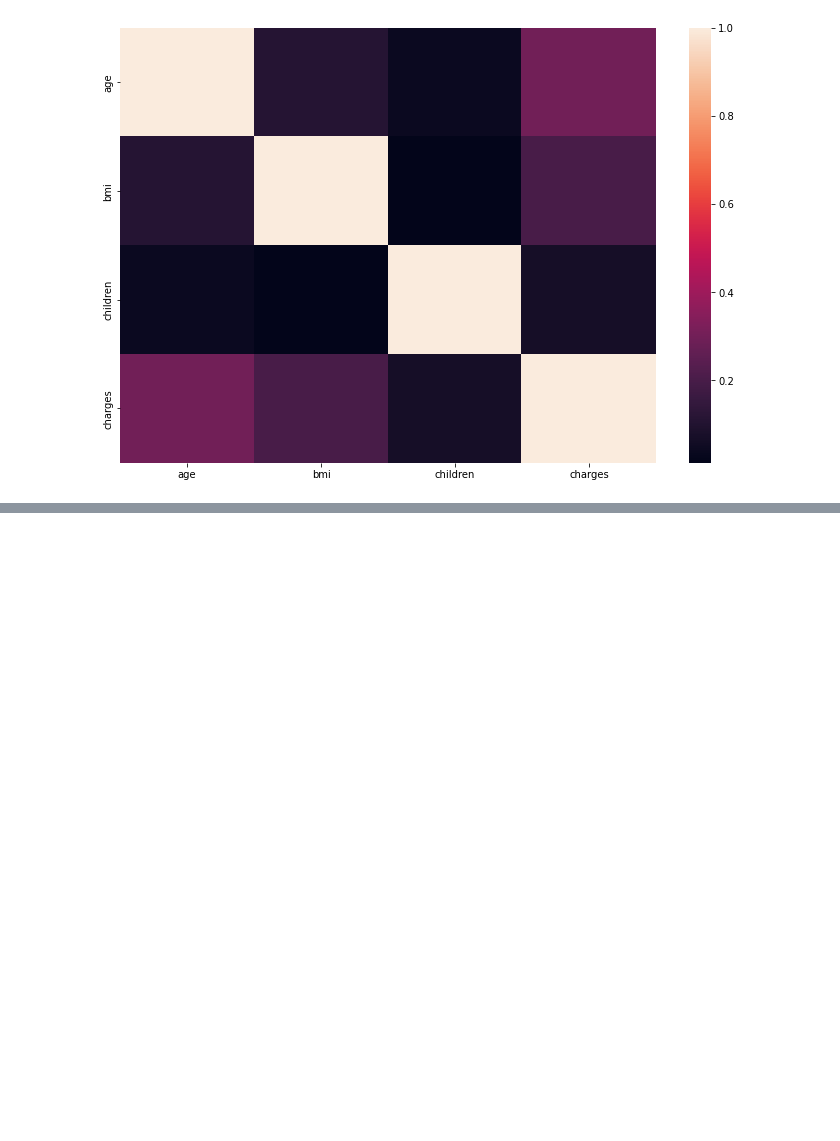
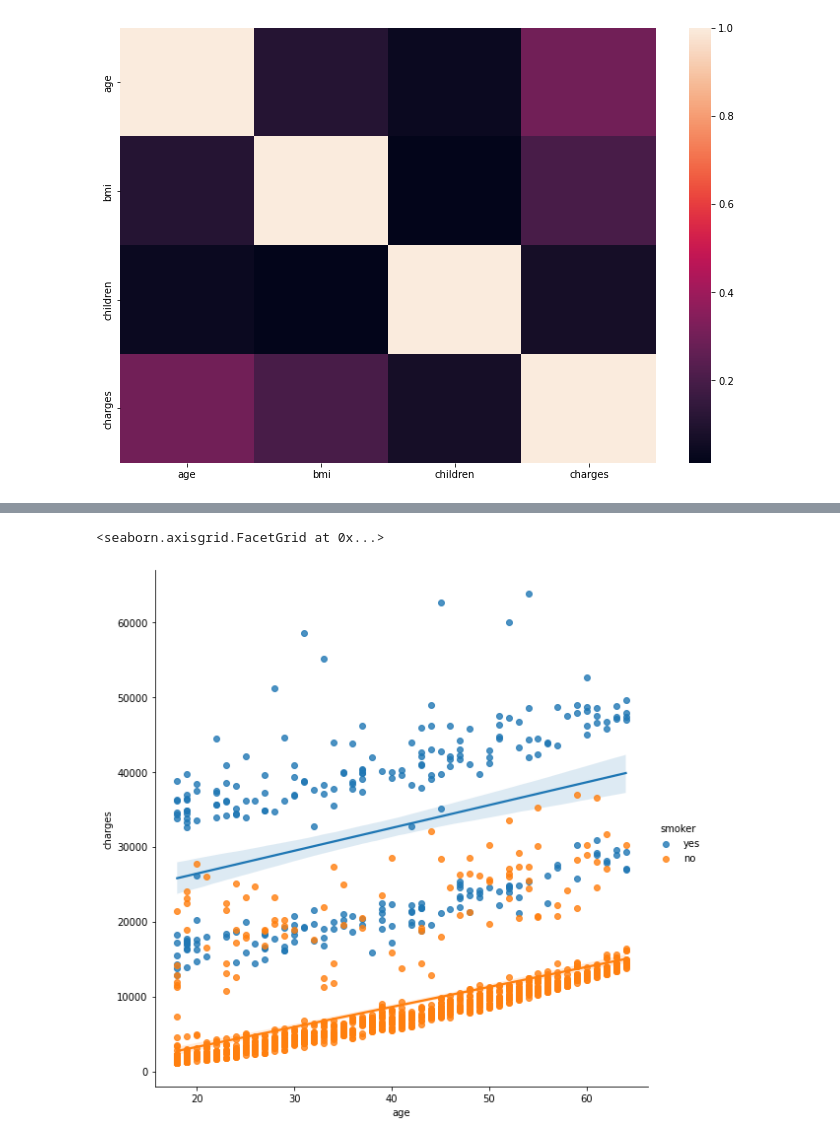
Before and after one commit to jumikao/USA_Medical_Insurance_Analysis_-Linear_Regression_project-, a Jupyter notebook: VISUALIZATION.ipynb, the cells around one changed output, grey strips where cells are left out. Saved outputs shown, nothing was run; the diff lists cells and outputs as text; code cells hidden in the pictures; blank space fills up the shorter version.

```diff
--- a/VISUALIZATION.ipynb
+++ b/VISUALIZATION.ipynb
@@ -37,0 +39,5 @@ sns.lmplot(x="age", y="charges", data=data_df, size=(8))
+# %%
+sns.lmplot(x="age", y="charges", data=data_df, hue="smoker", size=(8))
+# %% [output]
+<seaborn.axisgrid.FacetGrid at 0x...>
+[figure, added]
```
Also changed, not shown: parts of 6 cells of this notebook.
